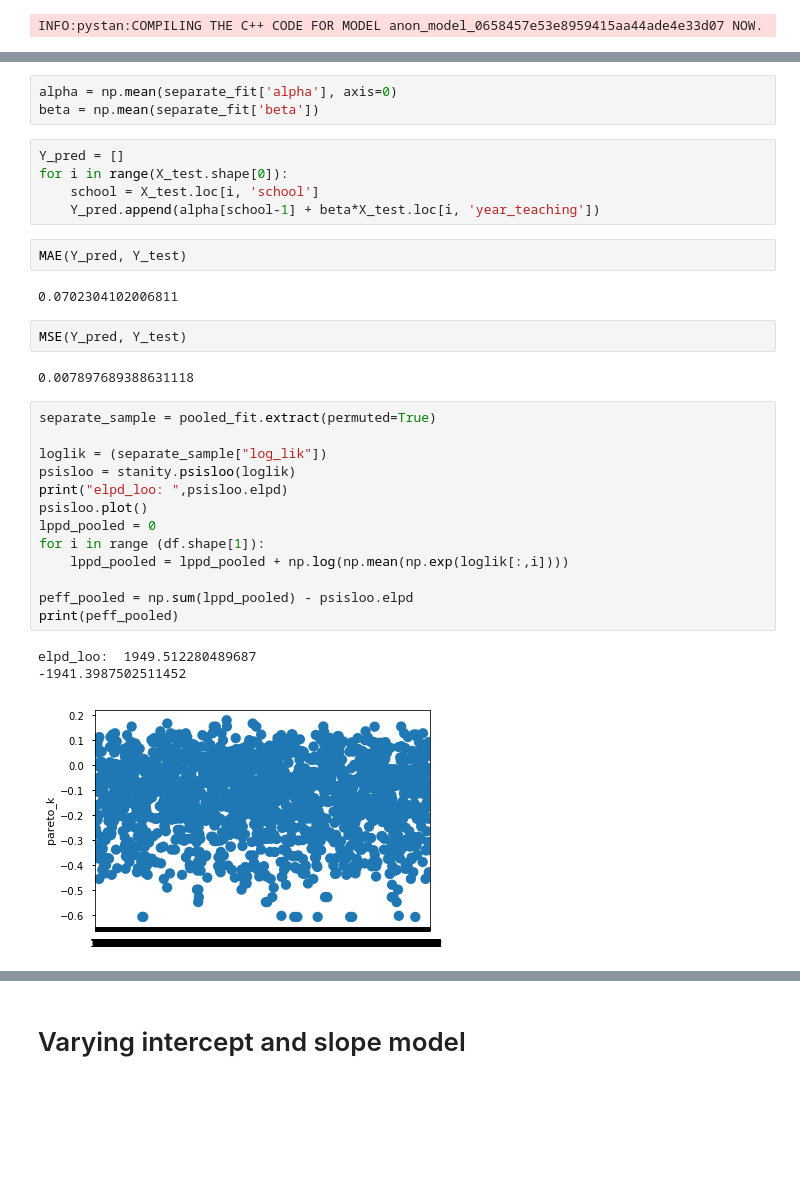
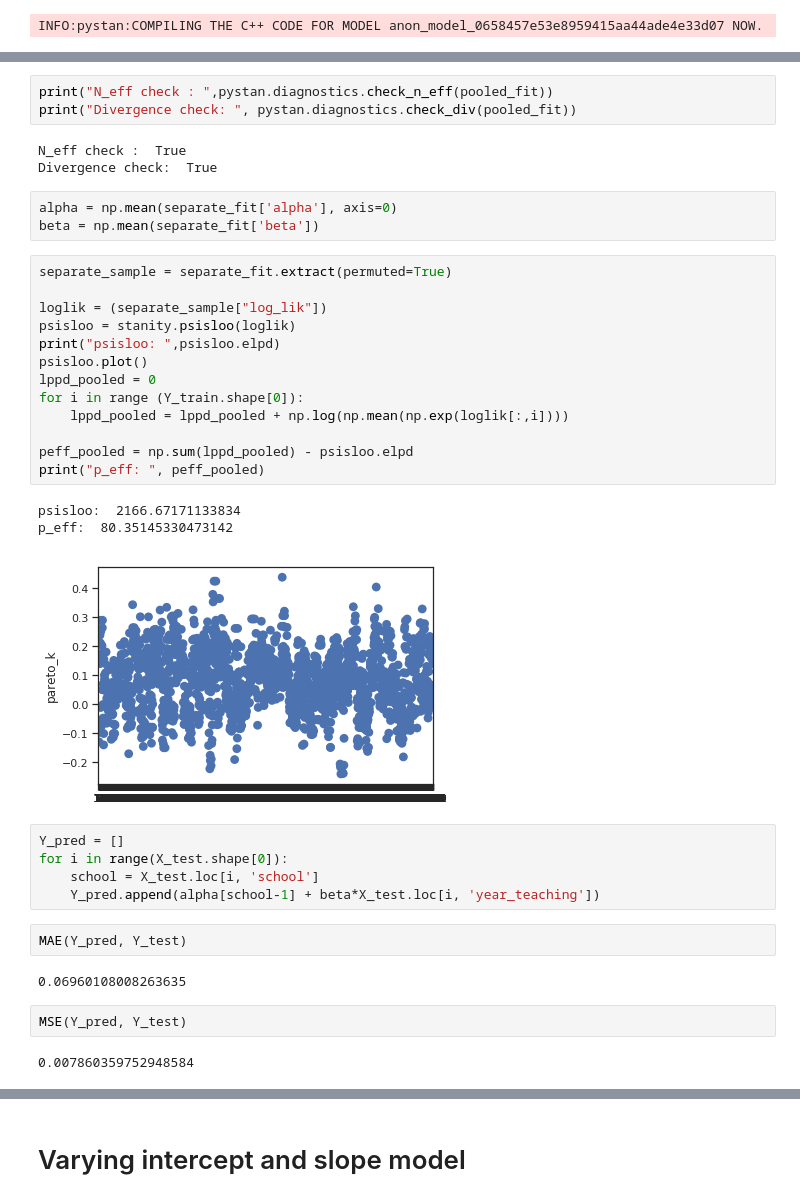
Before and after one commit to cthai721/bda-project, a Jupyter notebook: Effects on Learning of teaching experience.ipynb, the cells around one changed output, grey strips where cells are left out. Drawn from its saved outputs; the diff is of its cells as text; blank space fills up the shorter version.

```diff
--- a/Effects on Learning of teaching experience.ipynb
+++ b/Effects on Learning of teaching experience.ipynb
@@ -463,9 +474,32 @@ Samples were drawn using NUTS at Mon Dec  3 22:14:20 2018.
 For each parameter, n_eff is a crude measure of effective sample size,
 and Rhat is the potential scale reduction factor on split chains (at
 convergence, Rhat=1).
+# %%
+print("N_eff check : ",pystan.diagnostics.check_n_eff(pooled_fit))
+print("Divergence check: ", pystan.diagnostics.check_div(pooled_fit))
+# %% [output]
+N_eff check :  True
+Divergence check:  True
 # %%
 alpha = np.mean(separate_fit['alpha'], axis=0)
 beta = np.mean(separate_fit['beta'])
+# %%
+separate_sample = separate_fit.extract(permuted=True)
+
+loglik = (separate_sample["log_lik"])
+psisloo = stanity.psisloo(loglik)
+print("psisloo: ",psisloo.elpd)
+psisloo.plot()
+lppd_pooled = 0
+for i in range (Y_train.shape[0]):
+    lppd_pooled = lppd_pooled + np.log(np.mean(np.exp(loglik[:,i])))
+
+peff_pooled = np.sum(lppd_pooled) - psisloo.elpd
+print("p_eff: ", peff_pooled)
+# %% [output]
+psisloo:  2166.67171133834
+p_eff:  80.35145330473142
+[figure, added]
 # %%
 Y_pred = []
 for i in range(X_test.shape[0]):
@@ -474,25 +508,8 @@ for i in range(X_test.shape[0]):
 # %%
 MAE(Y_pred, Y_test)
 # %% [output]
-0.0702304102006811
+0.06960108008263635
 # %%
 MSE(Y_pred, Y_test)
 # %% [output]
-0.007897689388631118
+0.007860359752948584
-# %%
-separate_sample = pooled_fit.extract(permuted=True)
-
-loglik = (separate_sample["log_lik"])
-psisloo = stanity.psisloo(loglik)
-print("elpd_loo: ",psisloo.elpd)
-psisloo.plot()
-lppd_pooled = 0
-for i in range (df.shape[1]):
-    lppd_pooled = lppd_pooled + np.log(np.mean(np.exp(loglik[:,i])))
-
-peff_pooled = np.sum(lppd_pooled) - psisloo.elpd
-print(peff_pooled)
-# %% [output]
-elpd_loo:  1949.512280489687
--1941.3987502511452
-[figure, removed]
```
Also changed, not shown: parts of 28 cells of this notebook.
